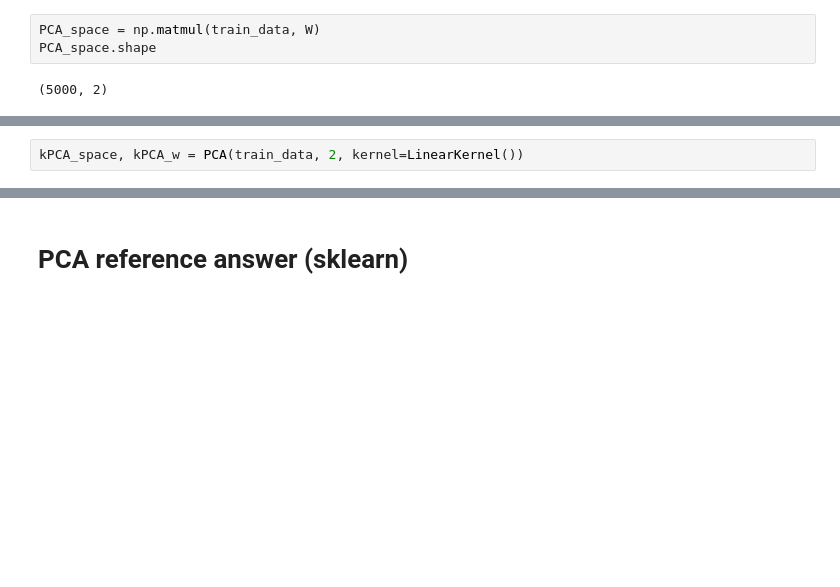
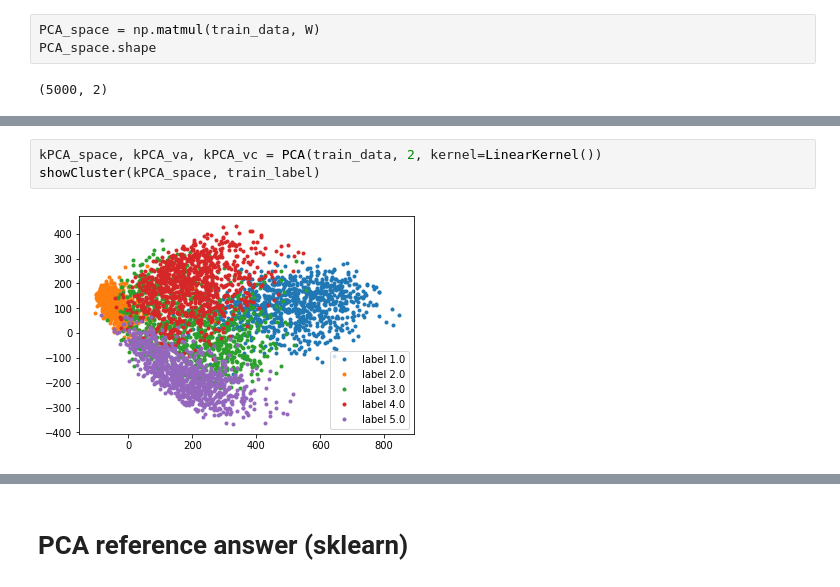
Before and after one commit to csielee/2018ML, a Jupyter notebook: HW7/HW7.ipynb, the cells around one changed output, grey strips where cells are left out. Drawn from its saved outputs; the diff is of its cells as text; blank space fills up the shorter version.

```diff
--- a/HW7/HW7.ipynb
+++ b/HW7/HW7.ipynb
@@ -134,2 +150,5 @@ showCluster(PCA_space, train_label)
 # %%
-kPCA_space, kPCA_w = PCA(train_data, 2, kernel=LinearKernel())
+kPCA_space, kPCA_va, kPCA_vc = PCA(train_data, 2, kernel=LinearKernel())
+showCluster(kPCA_space, train_label)
+# %% [output]
+[figure, added]
```
Also changed, not shown: parts of 29 cells of this notebook.
